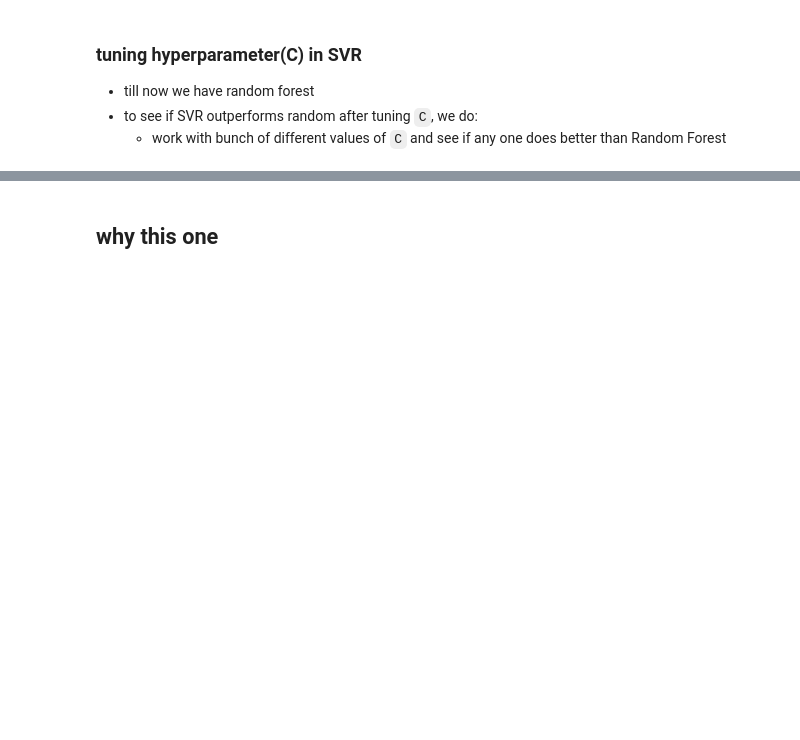
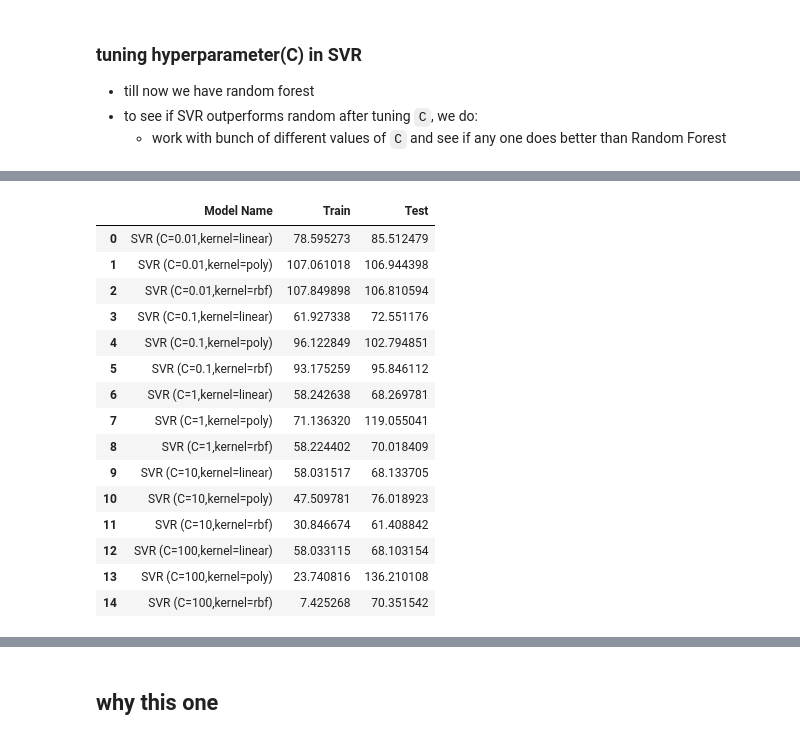
Before and after one commit to sunil-dhaka/ime692-project, a Jupyter notebook: group8.ipynb, the cells around one changed output, grey strips where cells are left out. Cells and saved outputs as stored; diff of their text form; code cells hidden in the pictures; blank space fills up the shorter version.

```diff
--- a/group8.ipynb
+++ b/group8.ipynb
@@ -430,0 +439,19 @@ Test MSE = 68.1
+# %%
+pd.DataFrame(compare_svr)
+# %% [output]
+|  | Model Name | Train | Test |
+| 0 | SVR (C=0.01,kernel=linear) | 78.595273 | 85.512479 |
+| 1 | SVR (C=0.01,kernel=poly) | 107.061018 | 106.944398 |
+| 2 | SVR (C=0.01,kernel=rbf) | 107.849898 | 106.810594 |
+| 3 | SVR (C=0.1,kernel=linear) | 61.927338 | 72.551176 |
+| 4 | SVR (C=0.1,kernel=poly) | 96.122849 | 102.794851 |
+| 5 | SVR (C=0.1,kernel=rbf) | 93.175259 | 95.846112 |
+| 6 | SVR (C=1,kernel=linear) | 58.242638 | 68.269781 |
+| 7 | SVR (C=1,kernel=poly) | 71.136320 | 119.055041 |
+| 8 | SVR (C=1,kernel=rbf) | 58.224402 | 70.018409 |
+| 9 | SVR (C=10,kernel=linear) | 58.031517 | 68.133705 |
+| 10 | SVR (C=10,kernel=poly) | 47.509781 | 76.018923 |
+| 11 | SVR (C=10,kernel=rbf) | 30.846674 | 61.408842 |
+| 12 | SVR (C=100,kernel=linear) | 58.033115 | 68.103154 |
+| 13 | SVR (C=100,kernel=poly) | 23.740816 | 136.210108 |
+| 14 | SVR (C=100,kernel=rbf) | 7.425268 | 70.351542 |
```
Also changed, not shown: parts of 20 cells of this notebook.
